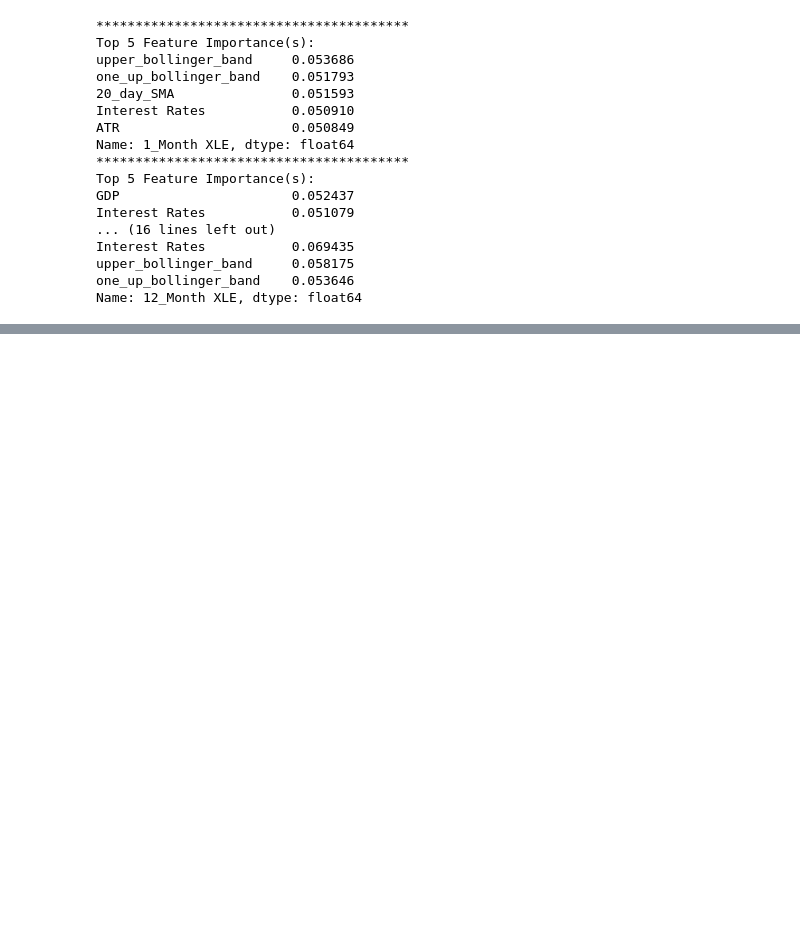
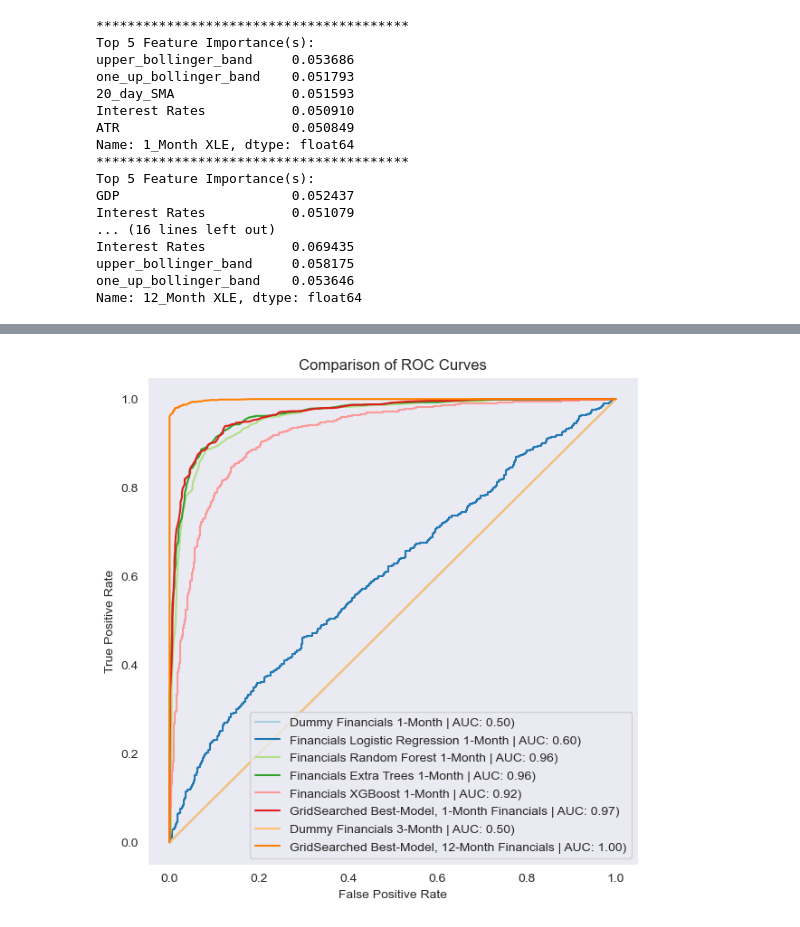
Before and after one commit to dvdhartsman/Stock_Market_Analysis, a Jupyter notebook: 2b_SPDR_Eval.ipynb, the cells around one changed output, grey strips where cells are left out. Saved outputs shown, nothing was run; the diff lists cells and outputs as text; code cells hidden in the pictures; blank space fills up the shorter version.

```diff
--- a/2b_SPDR_Eval.ipynb
+++ b/2b_SPDR_Eval.ipynb
@@ -341,0 +415,9 @@ Name: 12_Month XLE, dtype: float64
+# %%
+# Comparing the ROC curves of different models to demonstrate the range of performance
+
+compare_curves([Financials[0], Financials[1], Financials[2],Financials[3],Financials[4],Financials[5], \
+                Financials[6], Financials[23]])
+
+# Financials[23] is the best model overall for this sector
+# %% [output]
+[figure, added]
```
Also changed, not shown: parts of 159 cells of this notebook, 1 other file.
